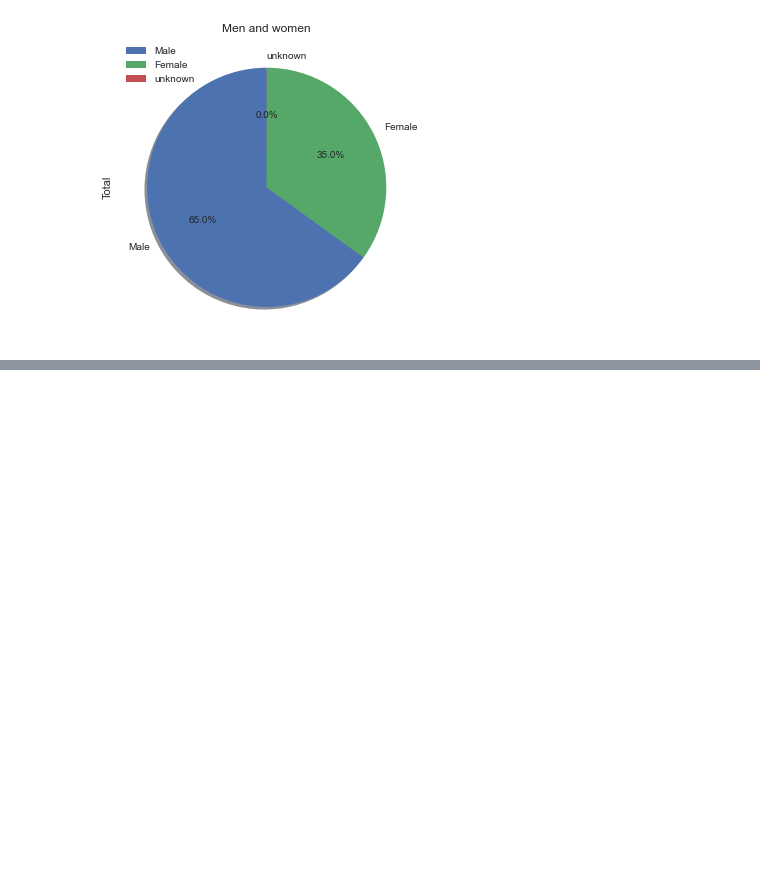
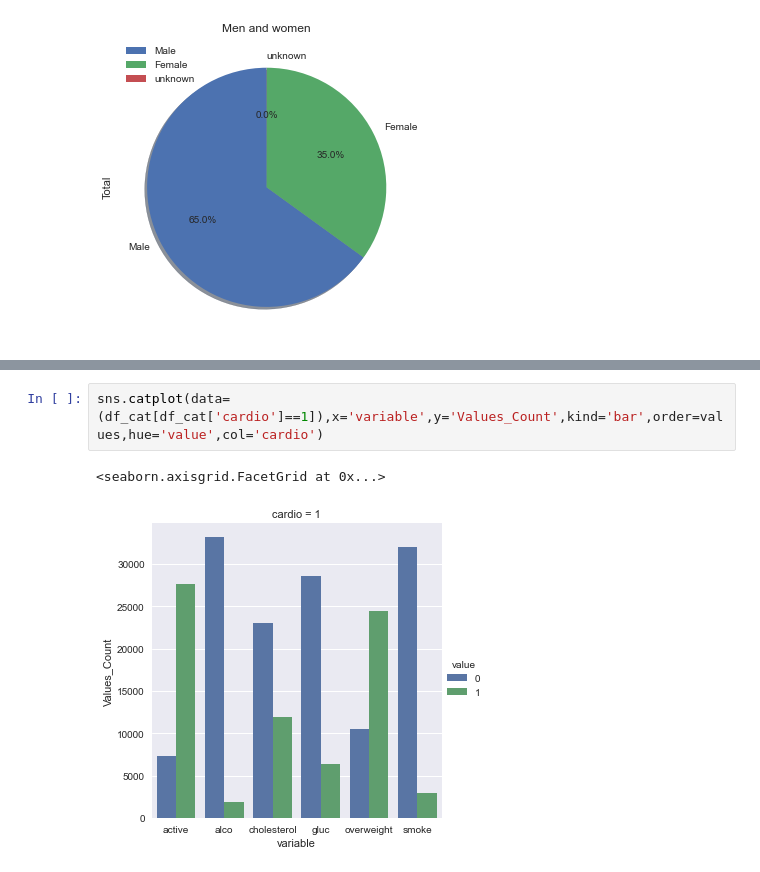
Before and after one commit to MohamedAbdElgni/Medical_Ex, a Jupyter notebook: WOrk with medical data.ipynb, the cells around one changed output, grey strips where cells are left out. Saved outputs shown, nothing was run; the diff lists cells and outputs as text; blank space fills up the shorter version.

```diff
--- a/WOrk with medical data.ipynb
+++ b/WOrk with medical data.ipynb
@@ -104,0 +125,5 @@ sex_chart.plot(kind='pie',x='sex',y="Total",labels=['Male','Female','unknown'],t
+# %%
+sns.catplot(data=(df_cat[df_cat['cardio']==1]),x='variable',y='Values_Count',kind='bar',order=values,hue='value',col='cardio')
+# %% [output]
+<seaborn.axisgrid.FacetGrid at 0x...>
+[figure, added]
```
Also changed, not shown: parts of 1 cell of this notebook.
